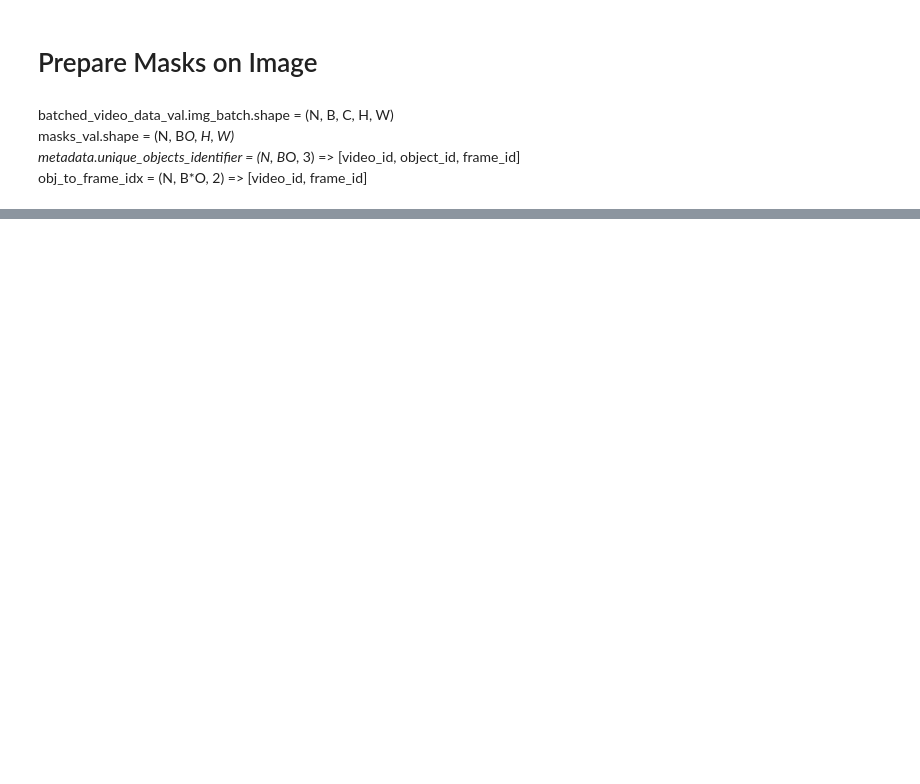
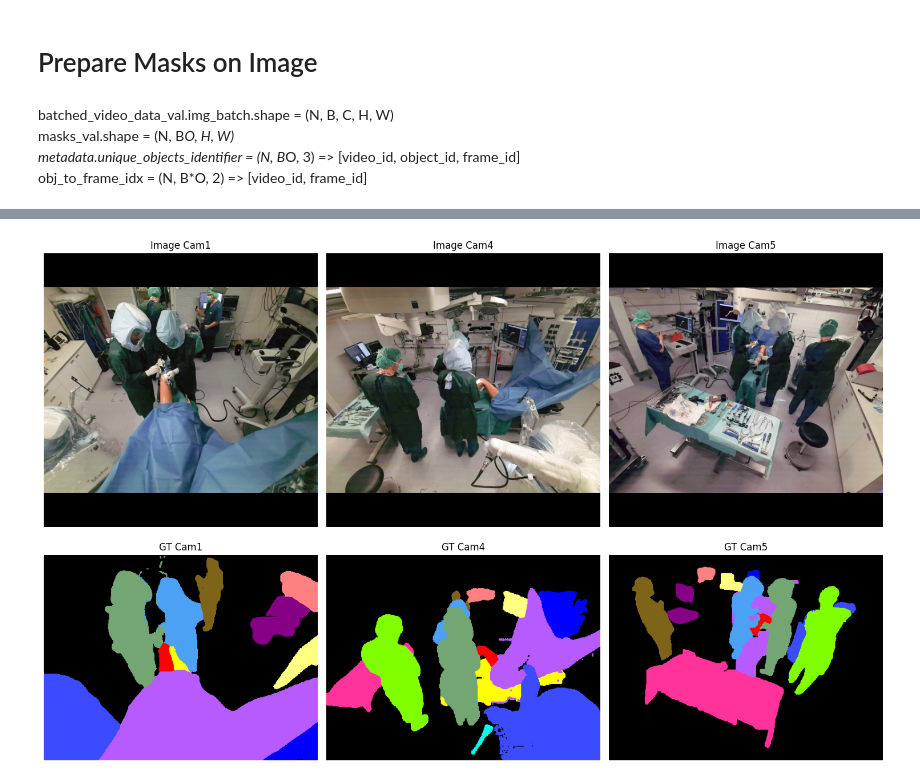
Before and after one commit to ge75xuv/Multiview-Object-Segmentation-with-SAM, a Jupyter notebook: custom_models/sam2former_image_predictorv2.ipynb, the cells around one changed output, grey strips where cells are left out. Cells and saved outputs as stored; diff of their text form; code cells hidden in the pictures; blank space fills up the shorter version.

```diff
--- a/custom_models/sam2former_image_predictorv2.ipynb
+++ b/custom_models/sam2former_image_predictorv2.ipynb
@@ -80,20 +114,18 @@ len_video = 1
 input_image_size = 512
 batch_size = 5
 shuffle = False
-mean = [0.485, 0.456, 0.406]
-std = [0.229, 0.224, 0.225]
-revert_mean=[-.485/.229, -.456/.224, -.406/.225]
-revert_std=[1/.229, 1/.224, 1/.225]
+# mean = [0.485, 0.456, 0.406]
+# std = [0.229, 0.224, 0.225]
+# revert_mean=[-.485/.229, -.456/.224, -.406/.225]
+# revert_std=[1/.229, 1/.224, 1/.225]
 #####
 # mean = [0.3551, 0.3500, 0.3469]
 # std = [0.2921, 0.2716, 0.2742]
 # revert_mean=[-.3551/.2921, -.3500/.2716, -.3469/.2742]
 # revert_std=[1/.2921, 1/.2716, 1/.2742]
 #####
-# mean = [0.485, 0.456, 0.406]
-# std = [0.229, 0.224, 0.225]
-# revert_mean=[-.485/.229, -.456/.224, -.406/.225]
-# revert_std=[1/.229, 1/.224, 1/.225]
+revert_mean = [-mean[0]/std[0], -mean[1]/std[1], -mean[2]/std[2]]
+revert_std = [1/std[0], 1/std[1], 1/std[2]]
 transforms = [ComposeAPI([NormalizeAPI(mean=mean, std=std, v2=True)])]
 revert_transform = Normalize(mean=revert_mean, std=revert_std)
 test_dataset = MiniDataset('test',
@@ -120,7 +166,8 @@ if_break = False
 # sample_idx = 2000
 # sample_idx = 1250
 # # sample_idx = 3993
-sample_idx = 278
+# sample_idx = 278
+sample_idx = 273
 test_loader = test_dataset.get_loader()
 flag_iter = False
 
@@ -560,0 +542,19 @@ plt.show()
+# %%
+ii_to_cam_dict = {0: 'Cam1', 1: 'Cam4', 2: 'Cam5'}
+fig_size = np.array([3, 2]) * 5
+fig, axs = plt.subplots(2, 3, figsize=fig_size)
+for ii in range(3):
+    image = batched_video_data_val.img_batch[0][ii]
+    unnormalized_image = toPILimage(revert_transform(image))
+    axs[0, ii].imshow(unnormalized_image)
+    axs[0, ii].axis('off')
+    axs[0, ii].set_title(f"Image {ii_to_cam_dict[ii]}")
+
+    axs[1, ii].imshow(gt_rgb_mask[ii])
+    axs[1, ii].axis('off')
+    axs[1, ii].set_title(f"GT {ii_to_cam_dict[ii]}")
+
+plt.tight_layout()
+plt.show()
+# %% [output]
+[figure, added]
```
Also changed, not shown: parts of 14 cells of this notebook, 8 other files.
